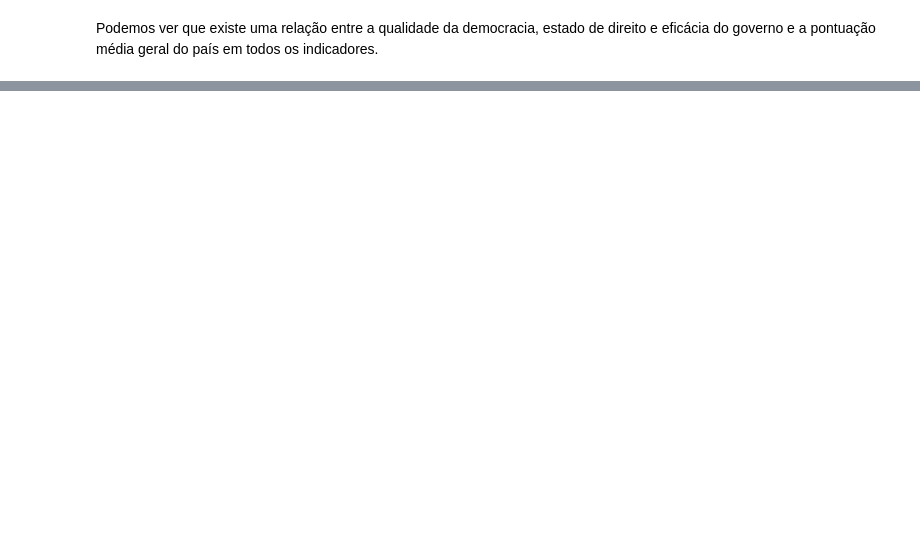
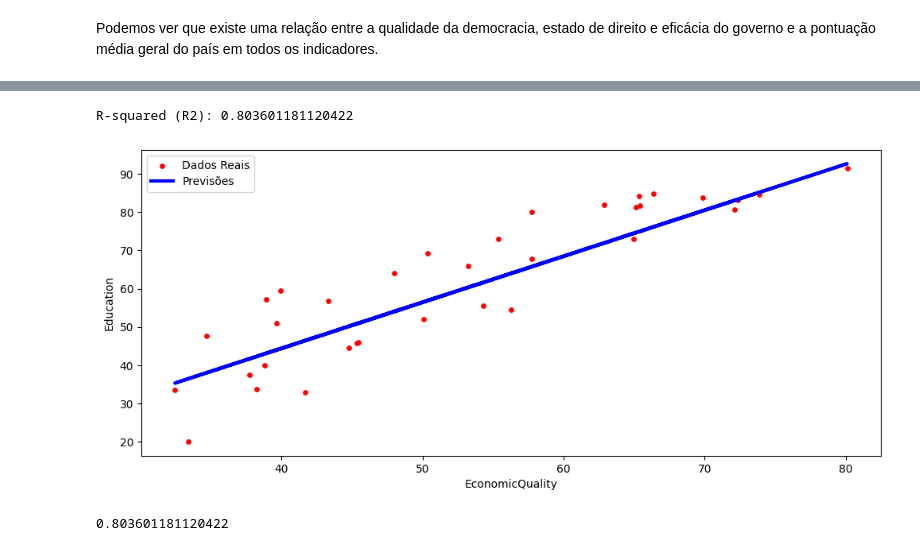
Before and after one commit to lucasbenevinuto/Linear-Regression, a Jupyter notebook: Country.ipynb, the cells around one changed output, grey strips where cells are left out. Cells and saved outputs as stored; diff of their text form; code cells hidden in the pictures; blank space fills up the shorter version.

```diff
--- a/Country.ipynb
+++ b/Country.ipynb
@@ -91,2 +104,6 @@ R-squared (R2): 0.803601181120422
 # %%
-RegressaoLinear(dataset[['EconomicQuality']],dataset['Education'])
+RegressaoLinear(dataset[['EconomicQuality']],dataset['Education'], 'EconomicQuality', 'Education')
+# %% [output]
+R-squared (R2): 0.803601181120422
+[figure, added]
+0.803601181120422
```
Also changed, not shown: parts of 9 cells of this notebook.
